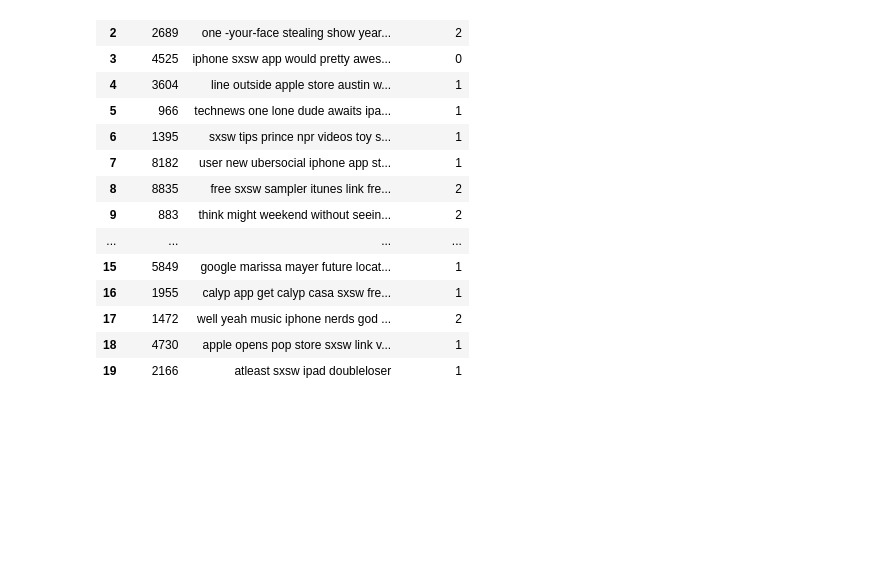
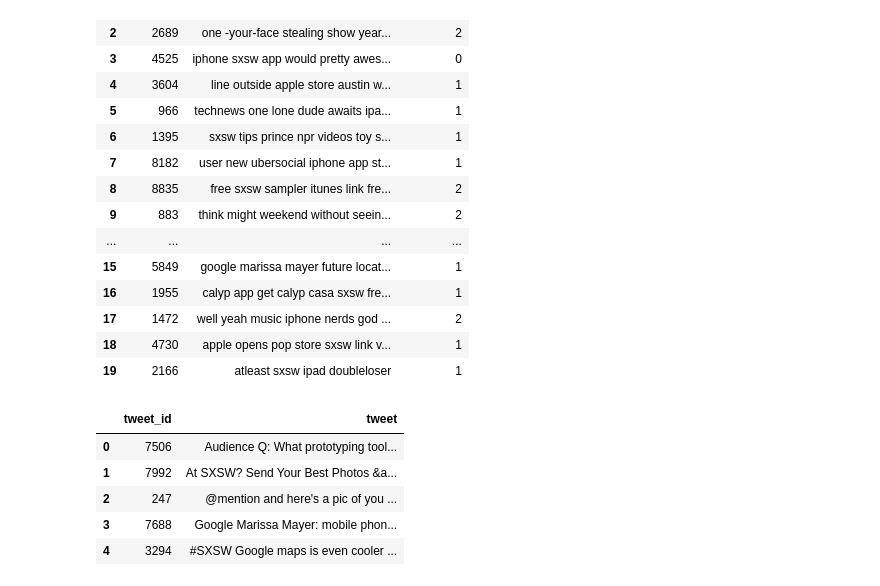
Before and after one commit to Sufi737/Sentiment-analysis-hackathon, a Jupyter notebook: Preprocessing.ipynb, the cells around one changed output. Drawn from its saved outputs; the diff is of its cells as text; code cells hidden in the pictures; blank space fills up the shorter version.

```diff
--- a/Preprocessing.ipynb
+++ b/Preprocessing.ipynb
@@ -450,3 +446,13 @@ processed_data.head(20)
 | 17 | 1472 | well yeah music iphone nerds god ... | 2 |
 | 18 | 4730 | apple opens pop store sxsw link v... | 1 |
 | 19 | 2166 | atleast sxsw ipad doubleloser | 1 |
+# %%
+test_data = pd.read_csv('data/test.csv')
+test_data.head()
+# %% [output]
+|  | tweet_id | tweet |
+| 0 | 7506 | Audience Q: What prototyping tool... |
+| 1 | 7992 | At SXSW? Send Your Best Photos &a... |
+| 2 | 247 | @mention and here's a pic of you ... |
+| 3 | 7688 | Google Marissa Mayer: mobile phon... |
+| 4 | 3294 | #SXSW Google maps is even cooler ... |
```
Also changed, not shown: parts of 3 cells of this notebook, 4 other files.
